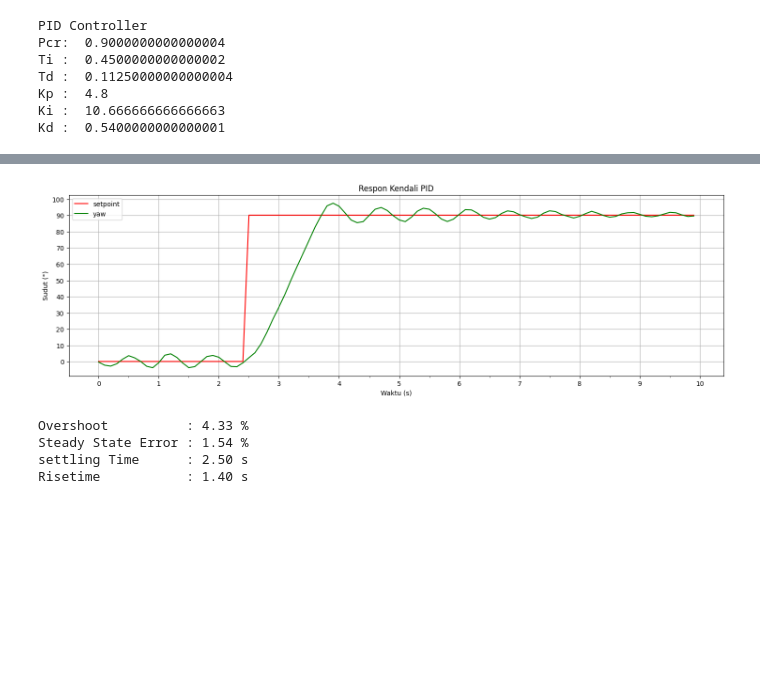
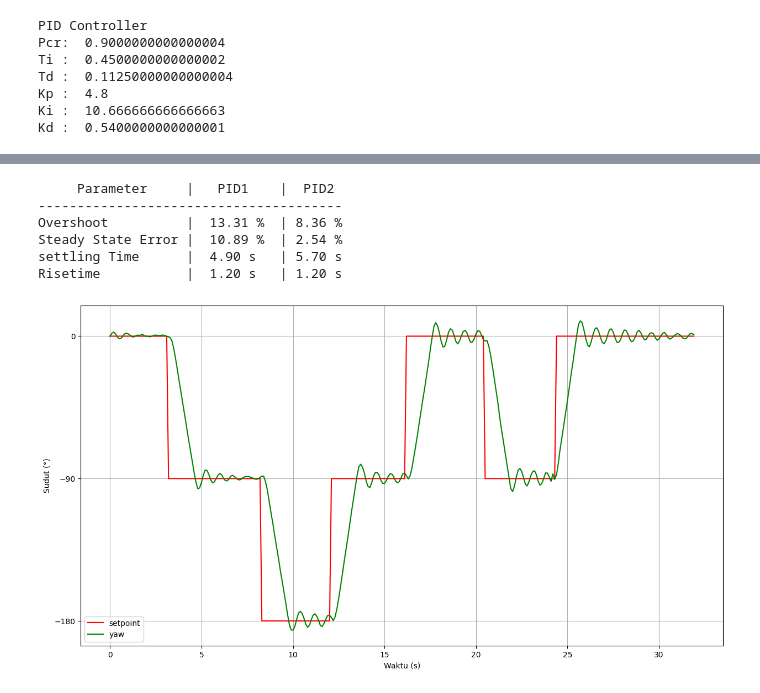
Before and after one commit to faizdaffa/Fuzzy-PID-Avoidance-Obstacle, a Jupyter notebook: doc/plot.ipynb, the cells around one changed output, grey strips where cells are left out. Drawn from its saved outputs; the diff is of its cells as text; code cells hidden in the pictures; blank space fills up the shorter version.

```diff
--- a/doc/plot.ipynb
+++ b/doc/plot.ipynb
@@ -272,50 +311,58 @@ plt.show()
+# %%
+overshoot        = ((101.98 - 90.0) / 90.0) * 100
+steadyStateError = 100.89 - 90.00
+settlingTime     = 6.9 - 2.0
+riseTime         = 3.2 - 2.0
+
+overshoot2        = ((97.52 - 90.0) / 90.0) * 100
+steadyStateError2 = 92.54 - 90.00
+settlingTime2     = 8.4 - 2.7
+riseTime2         = 3.9 - 2.7
+
+print("     Parameter     |   PID1    |  PID2  ")
+print("---------------------------------------")
+print(f"Overshoot          |  {overshoot:.2f} %  | {overshoot2:.2f} %")
+print(f"Steady State Error |  {steadyStateError:.2f} %  | {steadyStateError2:.2f} %")
+print(f"settling Time      |  {settlingTime:.2f} s   | {settlingTime2:.2f} s")
+print(f"Risetime           |  {riseTime:.2f} s   | {riseTime2:.2f} s")
+# %% [output]
+     Parameter     |   PID1    |  PID2
+---------------------------------------
+Overshoot          |  13.31 %  | 8.36 %
+Steady State Error |  10.89 %  | 2.54 %
+settling Time      |  4.90 s   | 5.70 s
+Risetime           |  1.20 s   | 1.20 s
 # %%
-range_data = 100
+range_data = 320
 x = np.arange(0, range_data, 1)/10
 
-with open("kiri_pid22.txt", "r") as file:
+with open("tes_result.txt", "r") as file:
     next(file)
 
     # Read the first 100 lines
-    dataPID = [next(file) for _ in range(range_data)]
+    dataTes = [next(file) for _ in range(range_data)]
 
-setpointsPID  = [float(line.split(',')[0]) for line in dataPID]
-yaw_valuesPID = [float(line.split(',')[1]) for line in dataPID]
+setpointsTes    = [float(line.split(',')[0]) for line in dataTes]
+yaw_valuesTes  = [float(line.split(',')[1]) for line in dataTes]
 
-fig, axs = plt.subplots(figsize=(18,5), sharex=True, sharey=True)
+fig, axs = plt.subplots(figsize=(15,8))
 # fig.suptitle('Grafik Respon Mobile Robot (Tuning PID)', y=0.91)
-axs.xaxis.set_major_locator(MultipleLocator(1))
-axs.xaxis.set_minor_locator(MultipleLocator(0.5))
-axs.yaxis.set_major_locator(MultipleLocator(10))
-axs.yaxis.set_minor_locator(MultipleLocator(10))
 
-axs.plot(x, setpointsPID, linestyle='-', color='r')
-axs.plot(x, yaw_valuesPID, linestyle='-', color='g')
-axs.set_title('Respon Kendali PID')
+axs.plot(x, setpointsTes, linestyle='-', color='r')
+axs.plot(x, yaw_valuesTes, linestyle='-', color='g')
 axs.set_xlabel("Waktu (s)")
 axs.set_ylabel("Sudut (°)")
 
+axs.xaxis.set_major_locator(MultipleLocator(5))
+axs.xaxis.set_minor_locator(MultipleLocator(10))
+axs.yaxis.set_major_locator(MultipleLocator(90))
+axs.yaxis.set_minor_locator(MultipleLocator(90))
 # Adding legends
-axs.legend(['setpoint', 'yaw'])
+axs.legend(['setpoint', 'yaw'], loc='lower left')
 
 # plt.xticks(x)
 axs.grid()
 plt.show()
 # %% [output]
-[figure, old version]
+[figure, new version]
-# %%
-overshoot        = ((93.9 - 90.0) / 90.0) * 100
-steadyStateError = 91.54 - 90.00
-settlingTime     = 6.0 - 3.5
-riseTime         = 4.9 - 3.5
-
-print(f"Overshoot          : {overshoot:.2f} %")
-print(f"Steady State Error : {steadyStateError:.2f} %")
-print(f"settling Time      : {settlingTime:.2f} s")
-print(f"Risetime           : {riseTime:.2f} s")
-# %% [output]
-Overshoot          : 4.33 %
-Steady State Error : 1.54 %
-settling Time      : 2.50 s
-Risetime           : 1.40 s
 # %%
```
Also changed, not shown: parts of 10 cells of this notebook, 12 other files.
